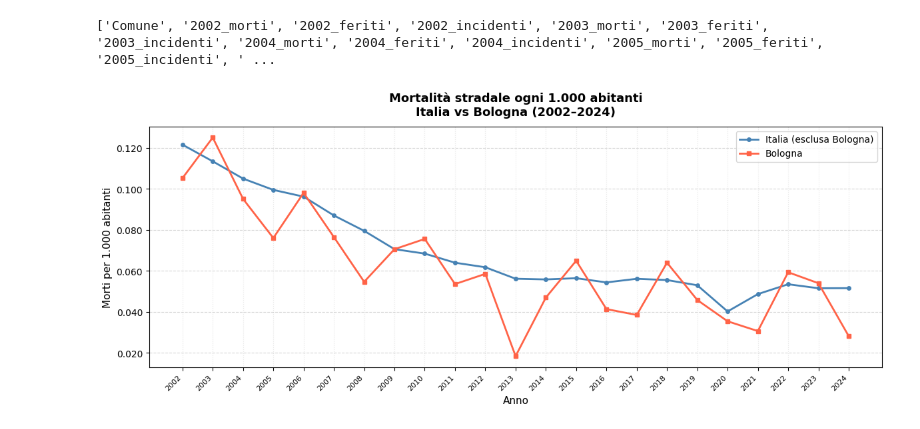
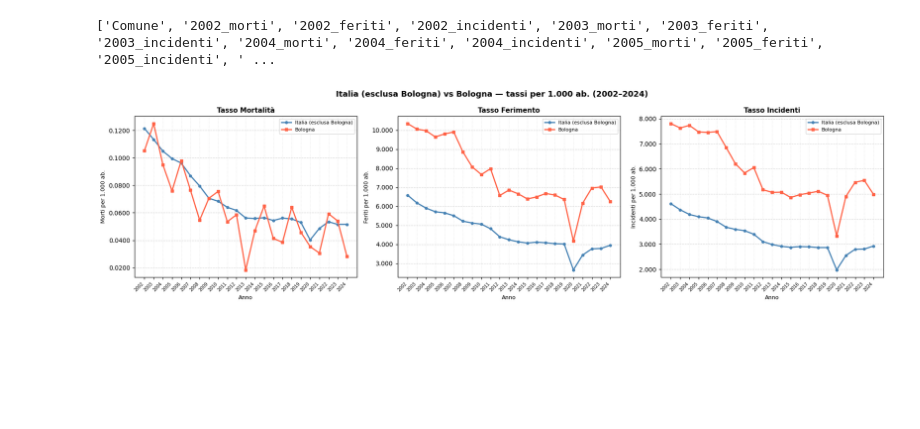
Before and after one commit to epicariello/zone30, a Jupyter notebook: Zone30.ipynb, the cells around one changed output. Saved outputs shown, nothing was run; the diff lists cells and outputs as text; code cells hidden in the pictures; blank space fills up the shorter version.

```diff
--- a/Zone30.ipynb
+++ b/Zone30.ipynb
@@ -452,63 +452,73 @@ import numpy as np
 # -------------------------------------------------------
 # Dati: join df (incidenti) + df_pop (popolazione)
 # -------------------------------------------------------
 anni = list(range(2002, 2025))
 
-_key_df  = df['Comune'].str.strip().str.lower()
-_key_pop = df_pop['Comune'].str.strip().str.lower()
-
 df_joined = df.copy()
-df_joined['_key'] = _key_df
+df_joined['_key'] = df_joined['Comune'].str.strip().str.lower()
 df_pop_tmp2 = df_pop.copy()
-df_pop_tmp2['_key'] = _key_pop
-
+df_pop_tmp2['_key'] = df_pop_tmp2['Comune'].str.strip().str.lower()
 df_joined = df_joined.merge(df_pop_tmp2[['_key'] + [str(a) for a in anni]], on='_key')
 
 is_bologna = df_joined['Comune'].str.strip().str.lower() == 'bologna'
 
 # -------------------------------------------------------
 # Calcolo tasso aggregato per ogni anno
-# (somma morti / somma popolazione * 1000)
 # -------------------------------------------------------
-def tasso_aggregato(mask, anni):
+def tasso_aggregato(mask, anni, colonna):
     tassi = []
     for anno in anni:
-        morti = df_joined.loc[mask, f'{anno}_morti'].sum()
-        pop   = df_joined.loc[mask, str(anno)].replace(0, np.nan).sum()
-        tassi.append(morti / pop * 1000 if pop else np.nan)
+        val = df_joined.loc[mask, f'{anno}_{colonna}'].sum()
+        pop = df_joined.loc[mask, str(anno)].replace(0, np.nan).sum()
+        tassi.append(val / pop * 1000 if pop else np.nan)
     return tassi
 
-tasso_italia   = tasso_aggregato(~is_bologna, anni)
-tasso_bologna  = tasso_aggregato(is_bologna,  anni)
+tasso_mort_it  = tasso_aggregato(~is_bologna, anni, 'morti')
+tasso_mort_bo  = tasso_aggregato(is_bologna,  anni, 'morti')
+tasso_ferim_it = tasso_aggregato(~is_bologna, anni, 'feriti')
+tasso_ferim_bo = tasso_aggregato(is_bologna,  anni, 'feriti')
+tasso_incid_it = tasso_aggregato(~is_bologna, anni, 'incidenti')
+tasso_incid_bo = tasso_aggregato(is_bologna,  anni, 'incidenti')
 
 # -------------------------------------------------------
-# Grafico
+# Grafici
 # -------------------------------------------------------
-fig, ax = plt.subplots(figsize=(12, 5))
+fig, axes = plt.subplots(1, 3, figsize=(18, 5))
+fig.suptitle('Italia (esclusa Bologna) vs Bologna — tassi per 1.000 ab. (2002–2024)',
+             fontsize=13, fontweight='bold')
 
-ax.plot(anni, tasso_italia,  marker='o', linewidth=2, markersize=4,
-        color='steelblue', label='Italia (esclusa Bologna)')
-ax.plot(anni, tasso_bologna, marker='s', linewidth=2, markersize=5,
-        color='tomato',    label='Bologna')
+datasets = [
+    ('Mortalità',  tasso_mort_it,  tasso_mort_bo,  'Morti per 1.000 ab.',     '%.4f'),
+    ('Ferimento',  tasso_ferim_it, tasso_ferim_bo, 'Feriti per 1.000 ab.',    '%.3f'),
+    ('Incidenti',  tasso_incid_it, tasso_incid_bo, 'Incidenti per 1.000 ab.', '%.3f'),
+]
 
-ax.set_title('Mortalità stradale ogni 1.000 abitanti\nItalia vs Bologna (2002–2024)',
-             fontsize=13, fontweight='bold', pad=12)
-ax.set_xlabel('Anno', fontsize=11)
-ax.set_ylabel('Morti per 1.000 abitanti', fontsize=11)
-ax.set_xticks(anni)
-ax.set_xticklabels(anni, rotation=45, ha='right', fontsize=8)
-ax.yaxis.set_major_formatter(ticker.FormatStrFormatter('%.3f'))
-ax.legend(fontsize=10)
-ax.grid(axis='y', linestyle='--', alpha=0.5)
-ax.grid(axis='x', linestyle=':', alpha=0.3)
+for ax, (titolo, it, bo, ylabel, fmt) in zip(axes, datasets):
+    ax.plot(anni, it, marker='o', linewidth=2, markersize=4,
+            color='steelblue', label='Italia (esclusa Bologna)')
+    ax.plot(anni, bo, marker='s', linewidth=2, markersize=5,
+            color='tomato', label='Bologna')
+    ax.set_title(f'Tasso {titolo}', fontsize=11, fontweight='bold')
+    ax.set_xlabel('Anno', fontsize=9)
+    ax.set_ylabel(ylabel, fontsize=9)
+    ax.set_xticks(anni)
+    ax.set_xticklabels(anni, rotation=45, ha='right', fontsize=7)
+    ax.yaxis.set_major_formatter(ticker.FormatStrFormatter(fmt))
+    ax.legend(fontsize=8)
+    ax.grid(axis='y', linestyle='--', alpha=0.5)
+    ax.grid(axis='x', linestyle=':', alpha=0.3)
 
 plt.tight_layout()
 plt.show()
 
+# -------------------------------------------------------
 # Riepilogo numerico
-print("\nAnno  | Italia (no BO) | Bologna")
-print("------+----------------+---------")
+# -------------------------------------------------------
+print(f"{'Anno':6} | {'Mort.IT':>8} | {'Mort.BO':>8} | {'Ferit.IT':>9} | {'Ferit.BO':>9} | {'Incid.IT':>9} | {'Incid.BO':>9}")
+print("-" * 80)
 for i, anno in enumerate(anni):
-    print(f"{anno}  |   {tasso_italia[i]:.4f}        | {tasso_bologna[i]:.4f}")
+    print(f"{anno:<6} | {tasso_mort_it[i]:>8.4f} | {tasso_mort_bo[i]:>8.4f} | "
+          f"{tasso_ferim_it[i]:>9.4f} | {tasso_ferim_bo[i]:>9.4f} | "
+          f"{tasso_incid_it[i]:>9.4f} | {tasso_incid_bo[i]:>9.4f}")
 # %% [output]
-[figure, old version]
+[figure, new version]
```
Also changed, not shown: parts of 6 cells of this notebook.
